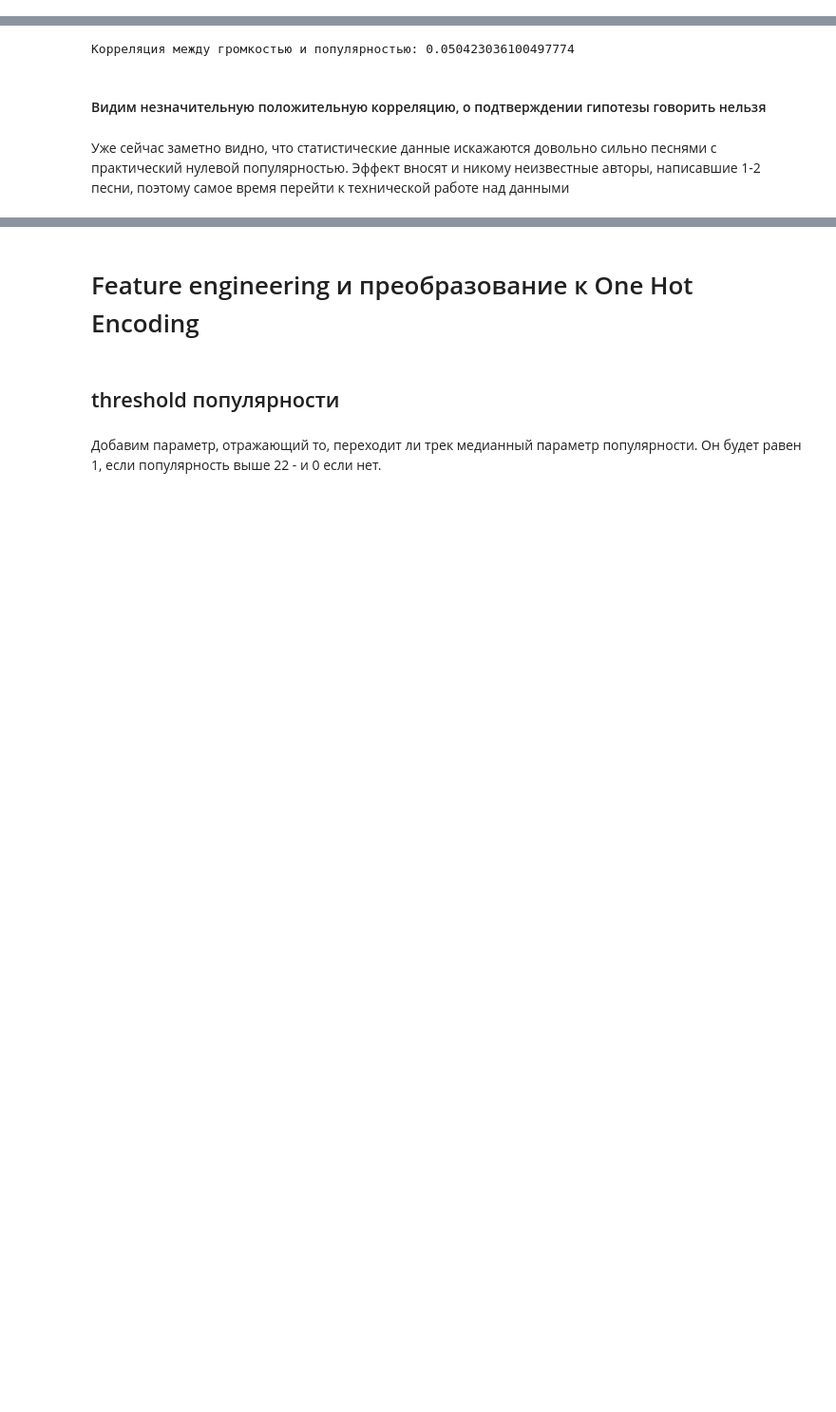
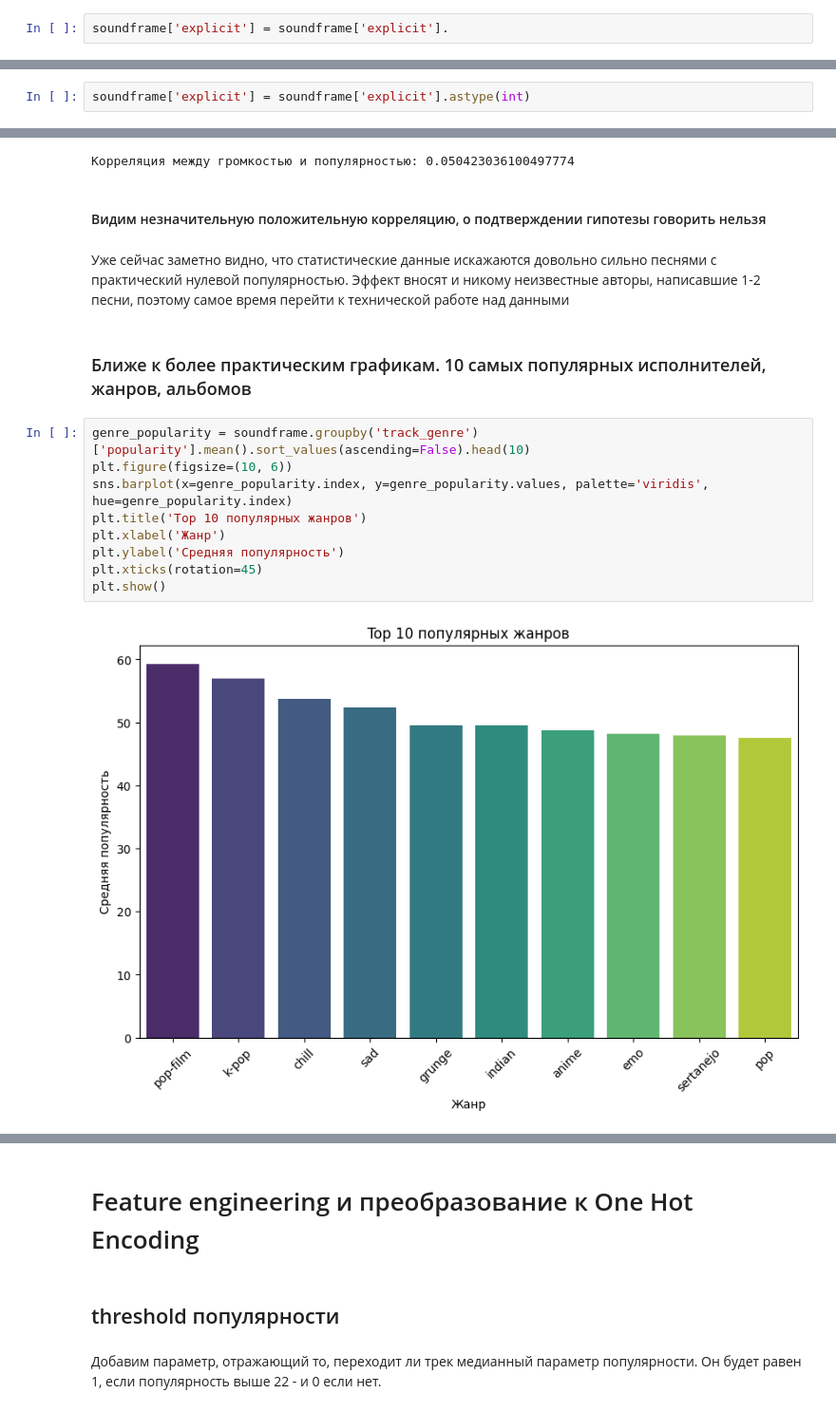
Before and after one commit to FelixShuic/spotify_model, a Jupyter notebook: duration.ipynb, the cells around one changed output, grey strips where cells are left out. Shown at 95% size. Drawn from its saved outputs; the diff is of its cells as text; blank space fills up the shorter version.

```diff
--- a/duration.ipynb
+++ b/duration.ipynb
@@ -257,6 +363,8 @@ plt.show()
 #### Гипотеза в целом подтверждена
 # %% [markdown]
 ### Гипотеза 2: Музыка, содержащая эксплицитную лексику в среднем является менее популярной
+# %%
+soundframe['explicit'] = soundframe['explicit'].
 # %%
 sound_copy = soundframe.copy()
 sound_copy['popularity_bin'] = pd.cut(soundframe['popularity'], bins=range(0, 110, 10), right=False, labels=[f'{i}-{i+9}' for i in range(0, 100, 10)])
@@ -274,6 +382,8 @@ plt.show()
 # %% [markdown]
 #### Удивительно, но ближе к высоким значениям популярности эксплицитная лексика начинает встречаться заметно чаще
 ### Гипотеза подтверждена
+# %%
+soundframe['explicit'] = soundframe['explicit'].astype(int)
 # %% [markdown]
 ### Гипотеза 3: Танцевальная музыка в среднем является самой популярной
 # %%
@@ -362,3 +472,16 @@ print(f'Корреляция между громкостью и популярн
 #### Видим незначительную положительную корреляцию, о подтверждении гипотезы говорить нельзя
 # %% [markdown]
 Уже сейчас заметно видно, что статистические данные искажаются довольно сильно песнями с практический нулевой популярностью. Эффект вносят и никому неизвестные авторы, написавшие 1-2 песни, поэтому самое время перейти к технической работе над данными
+# %% [markdown]
+### Ближе к более практическим графикам. 10 самых популярных исполнителей, жанров, альбомов
+# %%
+genre_popularity = soundframe.groupby('track_genre')['popularity'].mean().sort_values(ascending=False).head(10)
+plt.figure(figsize=(10, 6))
+sns.barplot(x=genre_popularity.index, y=genre_popularity.values, palette='viridis', hue=genre_popularity.index)
+plt.title('Top 10 популярных жанров')
+plt.xlabel('Жанр')
+plt.ylabel('Средняя популярность')
+plt.xticks(rotation=45)
+plt.show()
+# %% [output]
+[figure, added]
```
Also changed, not shown: parts of 13 cells of this notebook.
